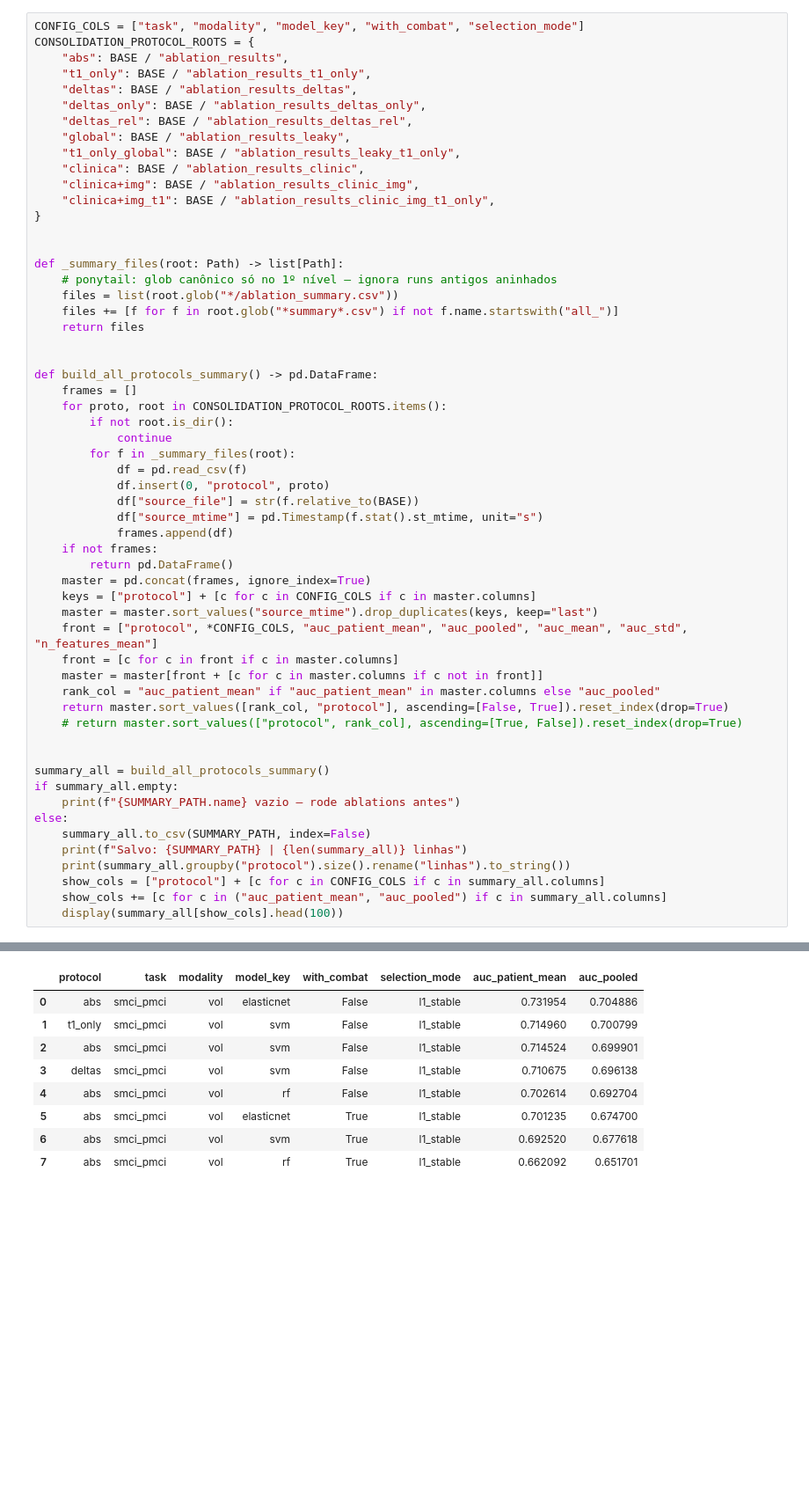
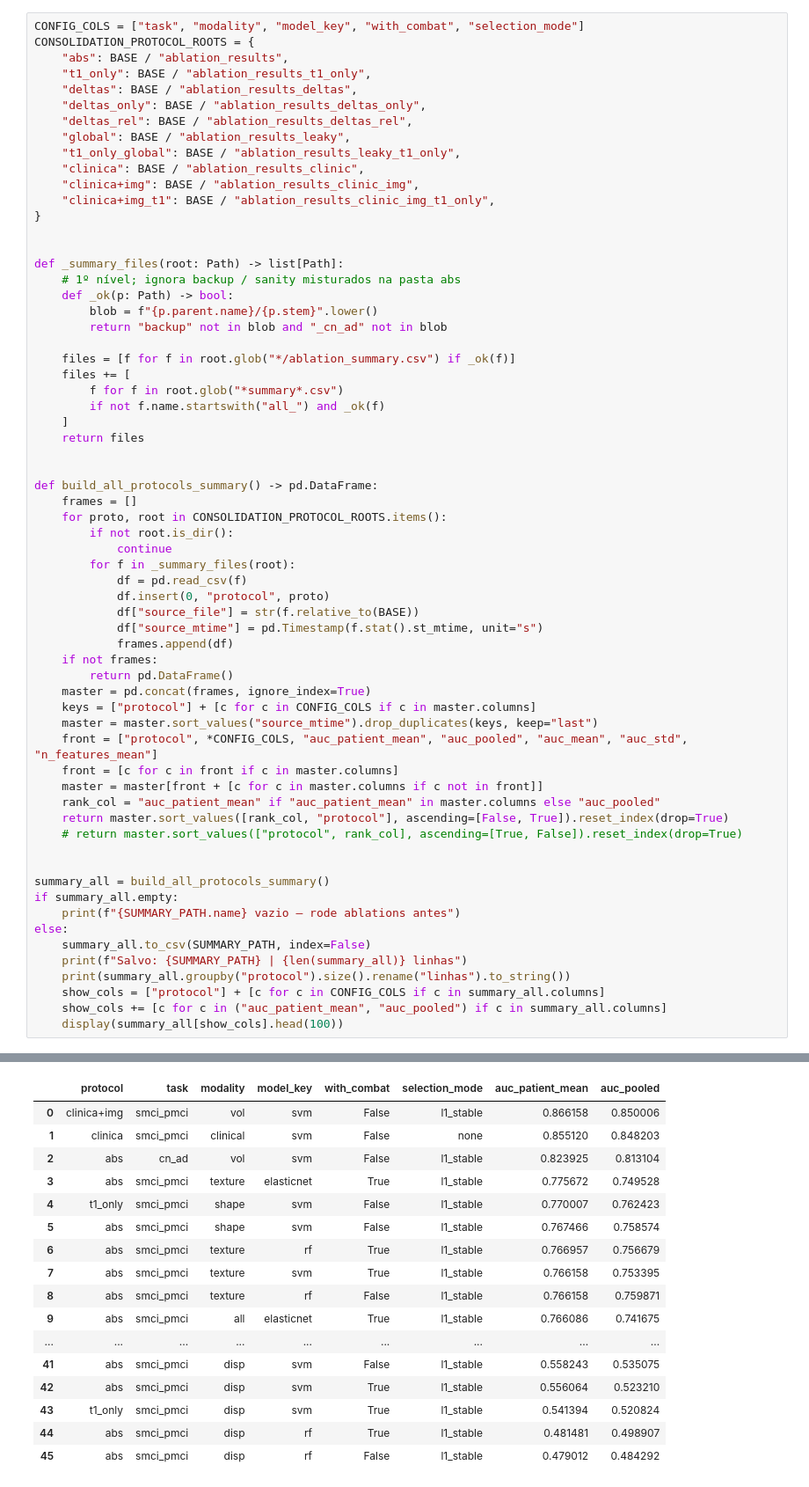
Before and after one commit to PauloMatheusGr/graphs, a Jupyter notebook: 6_results.ipynb, the cells around one changed output, grey strips where cells are left out. Shown at 88% size. Saved outputs shown, nothing was run; the diff lists cells and outputs as text; blank space fills up the shorter version.

```diff
--- a/6_results.ipynb
+++ b/6_results.ipynb
@@ -211,9 +243,16 @@ CONSOLIDATION_PROTOCOL_ROOTS = {
 
 
 def _summary_files(root: Path) -> list[Path]:
-    # ponytail: glob canônico só no 1º nível — ignora runs antigos aninhados
-    files = list(root.glob("*/ablation_summary.csv"))
-    files += [f for f in root.glob("*summary*.csv") if not f.name.startswith("all_")]
+    # 1º nível; ignora backup / sanity misturados na pasta abs
+    def _ok(p: Path) -> bool:
+        blob = f"{p.parent.name}/{p.stem}".lower()
+        return "backup" not in blob and "_cn_ad" not in blob
+
+    files = [f for f in root.glob("*/ablation_summary.csv") if _ok(f)]
+    files += [
+        f for f in root.glob("*summary*.csv")
+        if not f.name.startswith("all_") and _ok(f)
+    ]
     return files
 
 
@@ -260,9 +302,17 @@ t1_only    1
 |  | protocol | task | modality | model_key | with_combat | selection_mode | auc_patient_mean | auc_pooled |
-| 0 | abs | smci_pmci | vol | elasticnet | False | l1_stable | 0.731954 | 0.704886 |
-| 1 | t1_only | smci_pmci | vol | svm | False | l1_stable | 0.714960 | 0.700799 |
-| 2 | abs | smci_pmci | vol | svm | False | l1_stable | 0.714524 | 0.699901 |
-| 3 | deltas | smci_pmci | vol | svm | False | l1_stable | 0.710675 | 0.696138 |
-| 4 | abs | smci_pmci | vol | rf | False | l1_stable | 0.702614 | 0.692704 |
-| 5 | abs | smci_pmci | vol | elasticnet | True | l1_stable | 0.701235 | 0.674700 |
-| 6 | abs | smci_pmci | vol | svm | True | l1_stable | 0.692520 | 0.677618 |
-| 7 | abs | smci_pmci | vol | rf | True | l1_stable | 0.662092 | 0.651701 |
+| 0 | clinica+img | smci_pmci | vol | svm | False | l1_stable | 0.866158 | 0.850006 |
+| 1 | clinica | smci_pmci | clinical | svm | False | none | 0.855120 | 0.848203 |
+| 2 | abs | cn_ad | vol | svm | False | l1_stable | 0.823925 | 0.813104 |
+| 3 | abs | smci_pmci | texture | elasticnet | True | l1_stable | 0.775672 | 0.749528 |
+| 4 | t1_only | smci_pmci | shape | svm | False | l1_stable | 0.770007 | 0.762423 |
+| 5 | abs | smci_pmci | shape | svm | False | l1_stable | 0.767466 | 0.758574 |
+| 6 | abs | smci_pmci | texture | rf | True | l1_stable | 0.766957 | 0.756679 |
+| 7 | abs | smci_pmci | texture | svm | True | l1_stable | 0.766158 | 0.753395 |
+| 8 | abs | smci_pmci | texture | rf | False | l1_stable | 0.766158 | 0.759871 |
+| 9 | abs | smci_pmci | all | elasticnet | True | l1_stable | 0.766086 | 0.741675 |
+| ... | ... | ... | ... | ... | ... | ... | ... | ... |
+| 41 | abs | smci_pmci | disp | svm | False | l1_stable | 0.558243 | 0.535075 |
+| 42 | abs | smci_pmci | disp | svm | True | l1_stable | 0.556064 | 0.523210 |
+| 43 | t1_only | smci_pmci | disp | svm | True | l1_stable | 0.541394 | 0.520824 |
+| 44 | abs | smci_pmci | disp | rf | True | l1_stable | 0.481481 | 0.498907 |
+| 45 | abs | smci_pmci | disp | rf | False | l1_stable | 0.479012 | 0.484292 |
```
Also changed, not shown: parts of 12 cells of this notebook, 2 other files.
